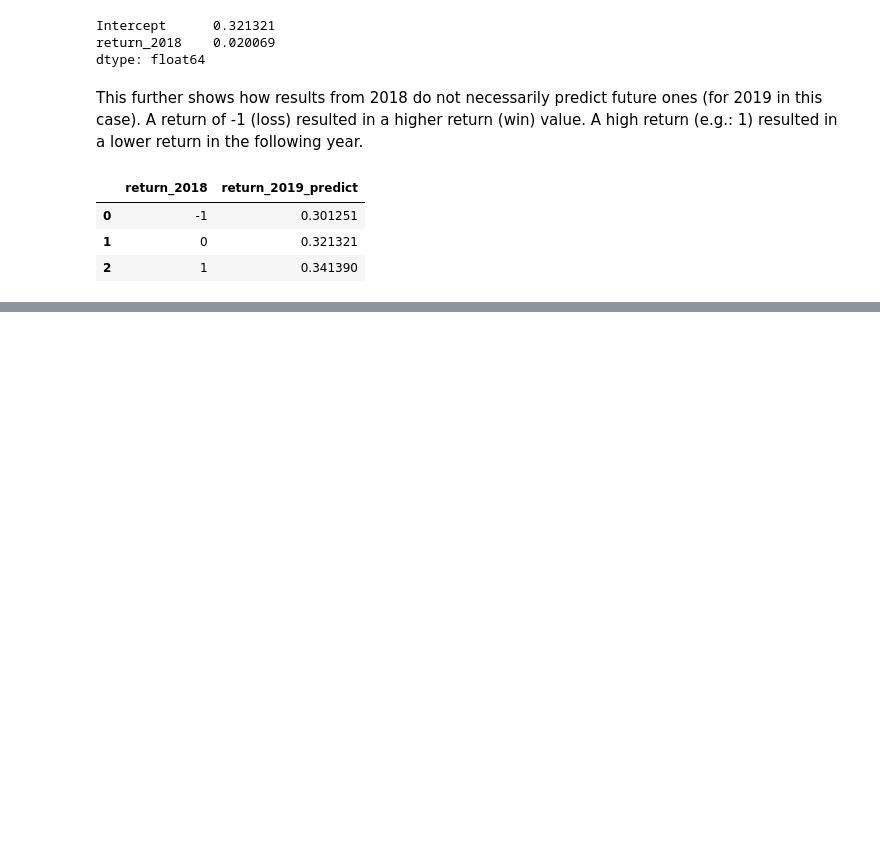
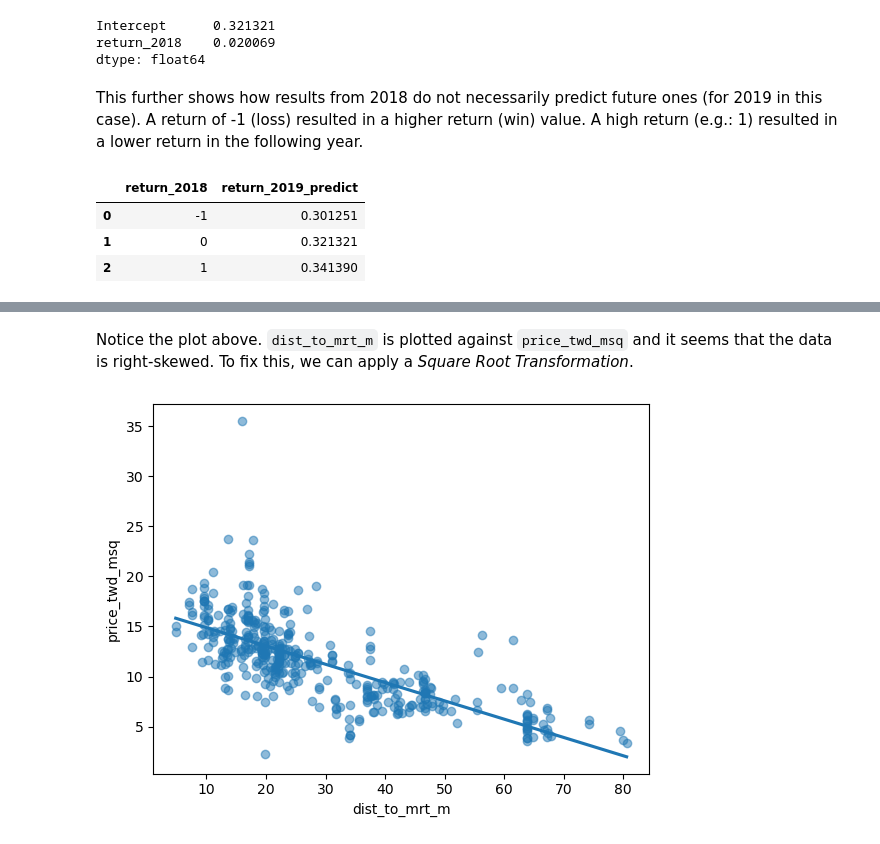
Before and after one commit to drksz/Learning-ML, a Jupyter notebook: RegressionIntro.ipynb, the cells around one changed output, grey strips where cells are left out. Cells and saved outputs as stored; diff of their text form; code cells hidden in the pictures; blank space fills up the shorter version.

```diff
--- a/RegressionIntro.ipynb
+++ b/RegressionIntro.ipynb
@@ -375,0 +392,16 @@ df_predict
+# %% [markdown]
+Notice the plot above. `dist_to_mrt_m` is plotted against `price_twd_msq` and it seems that the data is right-skewed. To fix this, we can apply a *Square Root Transformation*.
+# %%
+sns.regplot(
+    x=np.sqrt(taiwan_real_estate['dist_to_mrt_m']),
+    y='price_twd_msq',
+    data=taiwan_real_estate,
+    ci=None,
+    scatter_kws={'alpha':0.5}
+)
+
+plt.show()
+
+# Notice how the plot is tidier
+# %% [output]
+[figure, added]
```
Also changed, not shown: parts of 11 cells of this notebook, 1 other file.
